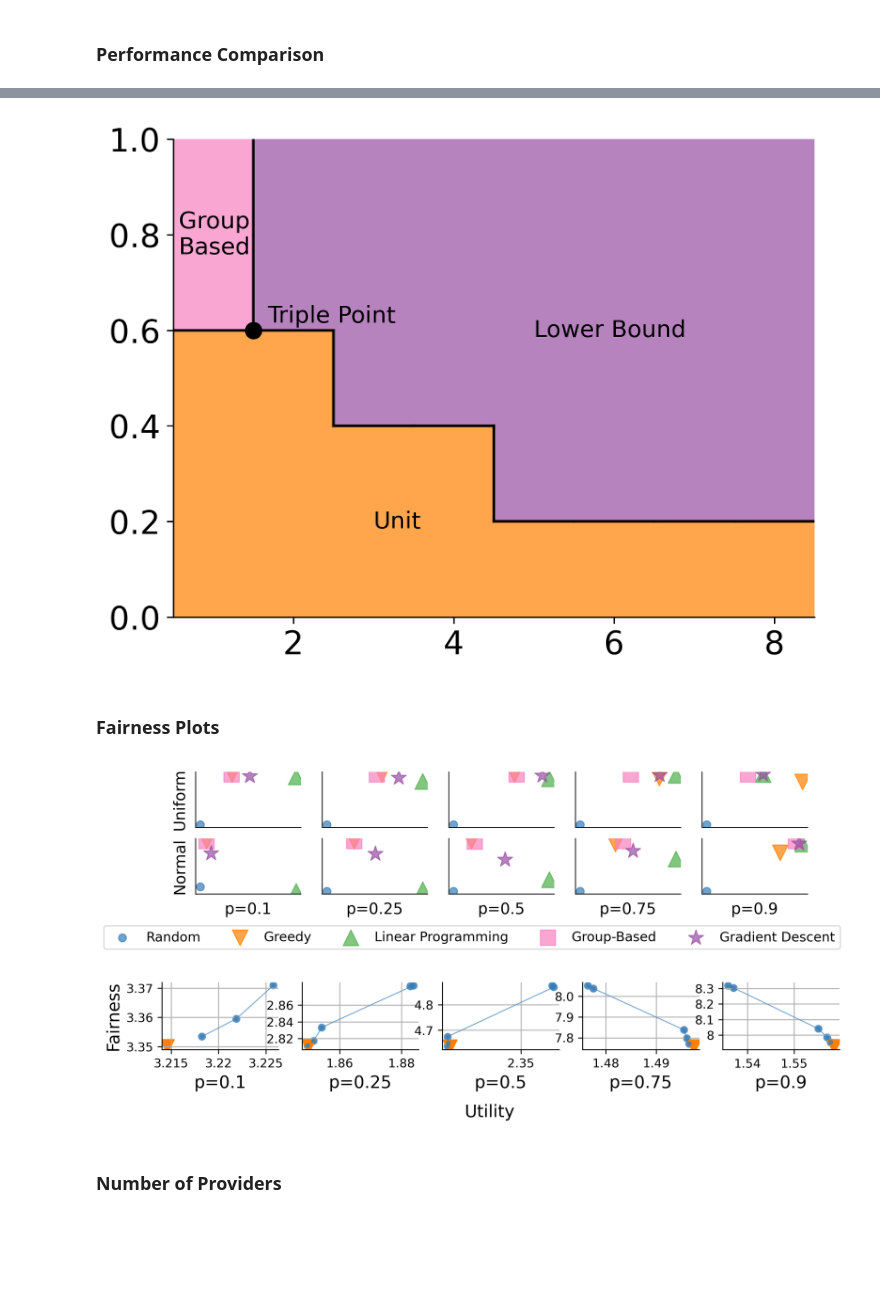
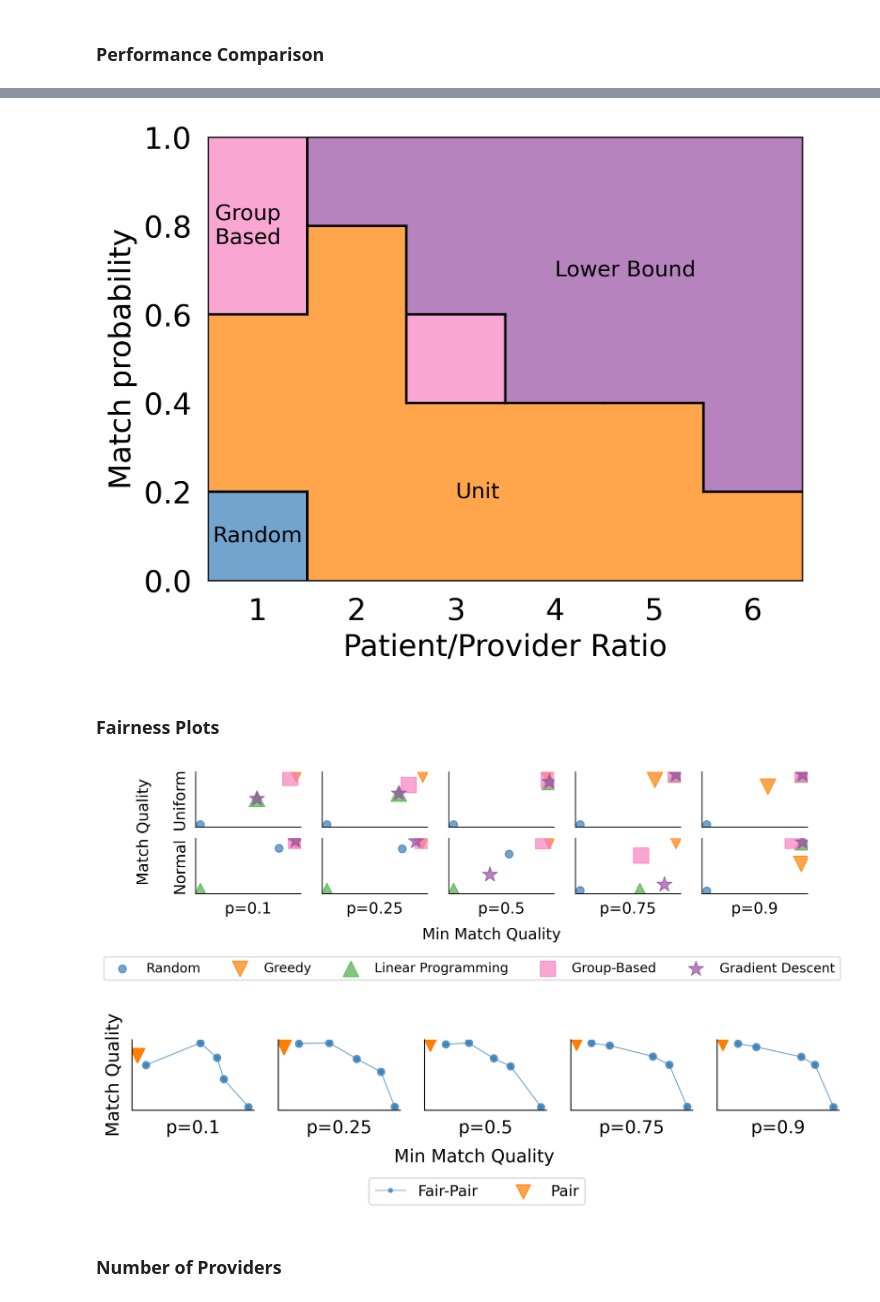
Before and after one commit to naveenr414/patient-provider, a Jupyter notebook: scripts/notebooks/Plotting.ipynb, the cells around one changed output, grey strips where cells are left out. Drawn from its saved outputs; the diff is of its cells as text; code cells hidden in the pictures; blank space fills up the shorter version.

```diff
--- a/scripts/notebooks/Plotting.ipynb
+++ b/scripts/notebooks/Plotting.ipynb
@@ -101,7 +106,7 @@ for i in range(len(x_values)):
 # %%
 patient_y_values = [[] for i in range(len(methods))]
 patient_y_confidences = [[] for i in range(len(methods))]
-baseline_params = {'num_providers': 2}
+baseline_params = {'num_providers': 2, 'fairness_weight': 0}
 for i in range(len(x_values)):
     baseline_params['num_patients'] = x_values[i]
 
@@ -228,7 +246,6 @@ for i in range(len(top_choice_probs)):
         scaled_patients = num_patients[j]/reference_patients
         x = [scaled_patients-gaps,scaled_patients-gaps,scaled_patients+gaps,scaled_patients+gaps,scaled_patients-gaps]
         y = [top_choice_probs[i]-0.1,top_choice_probs[i]+0.1,top_choice_probs[i]+0.1,top_choice_probs[i]-0.1,top_choice_probs[i]-0.1]
-
         plt.fill(x, y, color=color_schemes['six_color'][y_value_matrix[j][i]],lw=0)
 
         if i<len(top_choice_probs)-1 and y_value_matrix[j][i]!=y_value_matrix[j][i+1]:
@@ -236,48 +253,76 @@ for i in range(len(top_choice_probs)):
         if j<len(num_patients)-1 and y_value_matrix[j][i]!=y_value_matrix[j+1][i]:
             plt.plot([scaled_patients+gaps,scaled_patients+gaps],[top_choice_probs[i]-0.1,top_choice_probs[i]+0.1],color='black')
     plt.ylim([0,1])
-    plt.xlim([0.5,8.5])
+    plt.xlim([0.5,6.5])
+plt.tick_params(axis='both',which='both',length=0,pad=10)
+ax = plt.gca()  # Get the current Axes object
+ax.spines['right'].set_visible(True)
+ax.spines['top'].set_visible(True)
+
+plt.xlabel("Patient/Provider Ratio")
+plt.ylabel("Match probability")
 
 plt.text(0.57,0.8,"Group\nBased",verticalalignment='center',fontsize=13)
 plt.text(3,0.2,"Unit",verticalalignment='center',fontsize=13)
-plt.text(5,0.6,"Lower Bound",verticalalignment='center',fontsize=13)
-plt.text(1.68,0.63,"Triple Point",verticalalignment='center',fontsize=13)
-plt.scatter(1.5,0.6,color='black',s=75)
+plt.text(4,0.7,"Lower Bound",verticalalignment='center',fontsize=13)
+plt.text(0.55,0.1,"Random",verticalalignment='center',fontsize=13)
 plt.savefig("../../results/figures/phase_diagram.pdf",dpi=300, bbox_inches='tight')
 # %% [output]
-[figure, old version]
+[figure, new version]
 # %% [markdown]
 ### Fairness Plots
+# %%
+top_choice_probs = [0.1,0.25,0.5,0.75,0.9]
+utility_functions = ['uniform','normal']
+dataset = "policy_comparison"
+
+x_value_matrix = [[[0 for i in range(5)] for i in range(5)] for i in range(2)]
+y_value_matrix = [[[0 for i in range(5)] for i in range(5)] for i in range(2)]
+y_confidence_matrix = [[[0 for i in range(5)] for i in range(5)] for i in range(2)]
+
+baseline_params = {'num_patients': 25, 'num_providers': 25, 'max_menu_size': 50, 'fairness_weight': 0}
+for i in range(len(y_value_matrix)):
+    for j in range(len(y_value_matrix[i])):
+        baseline_params['utility_function'] = utility_functions[i]
+        baseline_params['top_choice_prob'] = top_choice_probs[j]
+
+        results = get_results_matching_parameters(dataset,"",baseline_params)
+        aggregate_data = aggregate_normalize_data(results,baseline="random")
+
+        x_value_matrix[i][j] = [aggregate_data['{}_minimums'.format(method)][0] for method in methods]
+        y_value_matrix[i][j] = [aggregate_data['{}_utilities'.format(method)][0] for method in methods]
+        y_confidence_matrix[i][j] = [aggregate_data['{}_utilities'.format(method)][1]/((len(results))**.5) for method in methods]
 # %%
 plot_dimensions = (2,5)
 x_labels = [["","","","",""],["p=0.1","p=0.25","p=0.5","p=0.75","p=0.9"]]
 y_labels = [["Uniform","","","",""],["Normal","","","",""]]
-sup_y_label = "Normalized Reward"
+sup_y_label = "Match Quality"
+sup_x_label = "Min Match Quality"
 
 figsize = (10,4.75)
 
 overall_format = {'figsize':(10, 2),
     'style_size': style_size,
     'x_ticks': [[[[],[]] for i in range(5)] for i in range(2)],
     'y_ticks': [[[[],[]] for i in range(5)] for i in range(2)],
 }
-fig,ax = create_axes(plot_dimensions,overall_format,y_labels=y_labels,x_labels=x_labels)
+fig,ax = create_axes(plot_dimensions,overall_format,y_labels=y_labels,x_labels=x_labels,sup_y_label=sup_y_label,sup_x_label=sup_x_label,sup_x_label_loc=-0.2,sup_y_label_loc=0.05)
 
 scatter_format = {'color_palette': 'six_color', 'size': 200}
 
 for i in range(2):
     for j in range(5):
         x_values = [[k] for k in x_value_matrix[i][j]]
         y_values = y_value_matrix[i][j]
         y_values = [[k] for k in y_values]
         labels = method_labels
         plot_scatter(ax[i][j],x_values,y_values,labels,scatter_format)
 
-legend_format = {'style_size': style_size,'type': 'is_global', 'loc': 'upper right', 'ncol': 5, 'bbox_to_anchor': (0.95,-0.05)}
+legend_format = {'style_size': style_size,'type': 'is_global', 'loc': 'upper right', 'ncol': 5, 'bbox_to_anchor': (0.95,-0.25)}
 create_legend(fig,ax,plot_dimensions,legend_format)
 fig.savefig("../../results/figures/fairness_comparison.pdf",dpi=300, bbox_inches='tight')
 # %% [output]
-[figure, old version]
+[figure, new version]
 # %%
 menu_y_values = [[] for i in range(len(methods))]
 menu_confidences = [[] for i in range(len(methods))]
@@ -319,9 +360,9 @@ for top_choice_prob in top_choice_probs:
 # %%
 plot_dimensions = (1,5)
 x_labels = [["p={}".format(top_choice_probs[i]) for i in range(5)]]
-y_labels = [["Fairness","","","",""]]
-sup_x_label = 'Utility'
-sup_x_label_loc=-0.7
+y_labels = [["Match Quality","","","",""]]
+sup_x_label = 'Min Match Quality'
+sup_x_label_loc=-0.5
 
 overall_format = {'figsize':(10,1),
     'style_size': style_size,
@@ -334,12 +375,14 @@ fig,ax = create_axes(plot_dimensions,overall_format,x_labels=x_labels,y_labels=y
 
 for i in range(5):
     line_format = {'color_palette': 'six_color', 'size': 125}
-    plot_line(ax[0][i],[all_x_values[i]],[all_y_values[i]],[0 for _ in all_y_values[i]],[None],line_format)
-    plot_scatter(ax[0][i],[all_x_values[i],all_lp_x_values[i]],[all_y_values[i],all_lp_y_values[i]],[None,None],line_format)
+    plot_line(ax[0][i],[all_x_values[i]],[all_y_values[i]],[0 for _ in all_y_values[i]],["Fair-Pair"],line_format)
+    plot_scatter(ax[0][i],[all_x_values[i],all_lp_x_values[i]],[all_y_values[i],all_lp_y_values[i]],[None,"Pair"],line_format)
+legend_format = {'style_size': style_size,'type': 'is_global', 'loc': 'upper right', 'ncol': 5, 'bbox_to_anchor': (0.63,-0.55)}
+create_legend(fig,ax,plot_dimensions,legend_format)
 
 fig.savefig("../../results/figures/fairness_pareto.pdf",dpi=300, bbox_inches='tight')
 # %% [output]
-[figure, old version]
+[figure, new version]
 # %% [markdown]
 ### Number of Providers
 # %%
```
Also changed, not shown: parts of 24 cells of this notebook, 6 other files.
